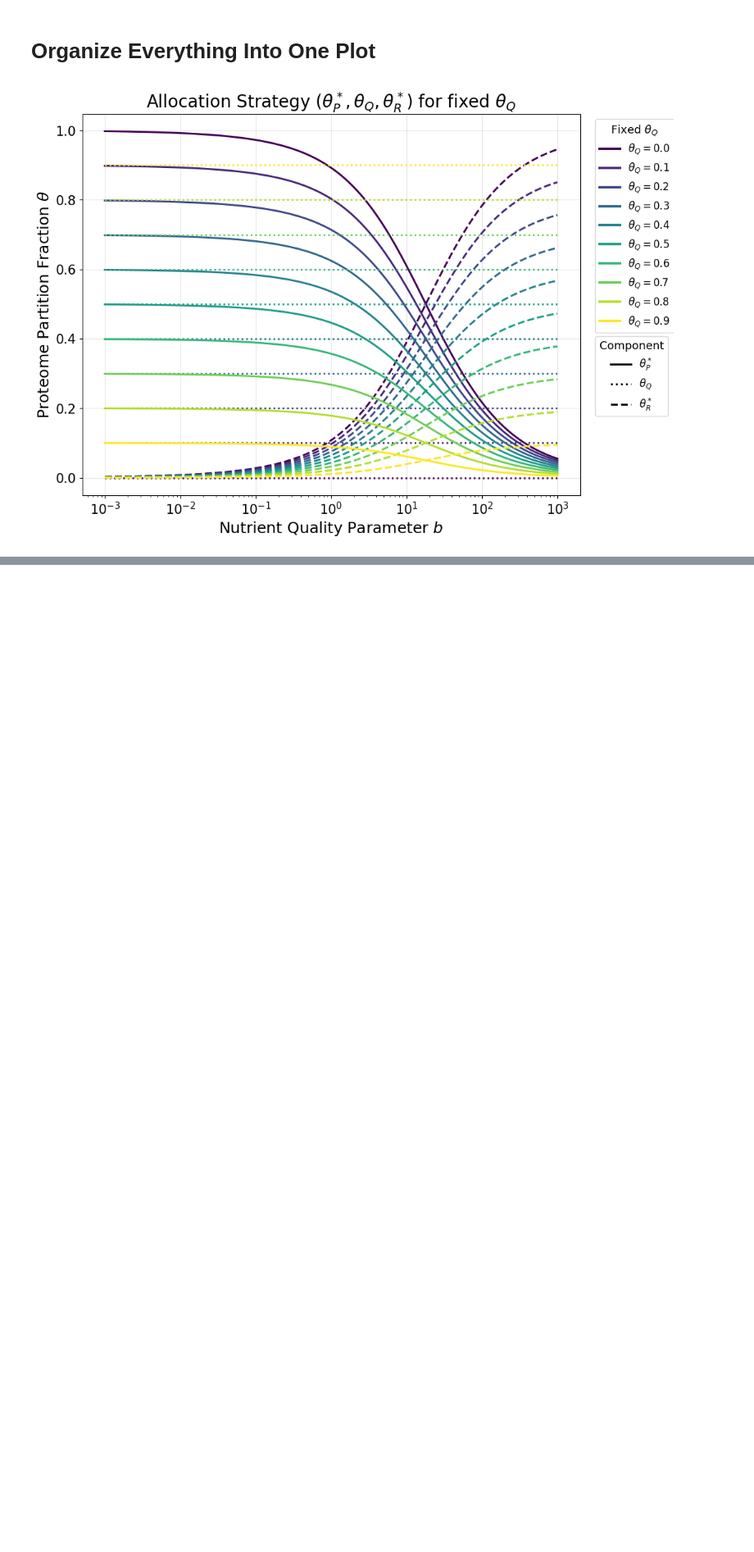
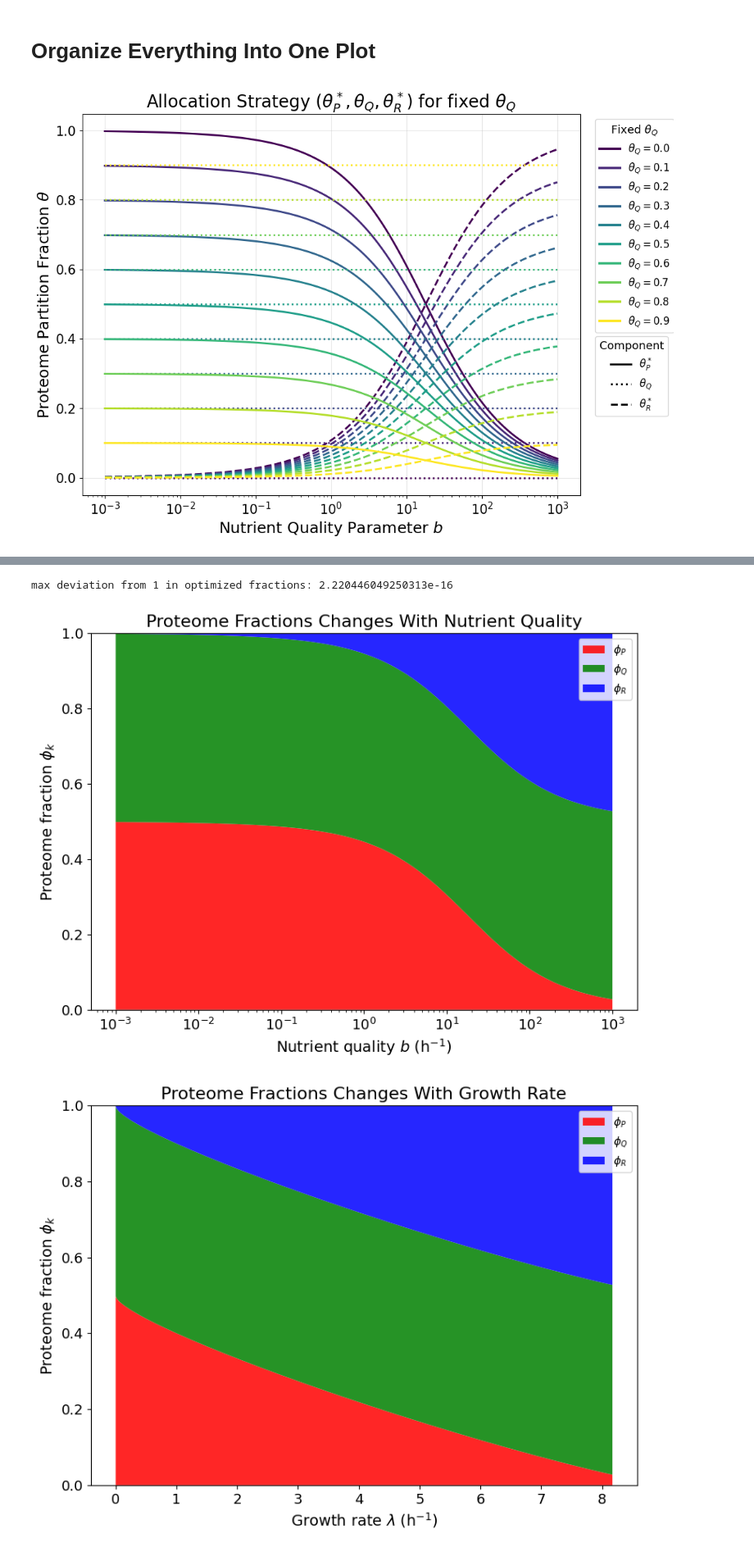
Before and after one commit to jonathan-huang/Proteome-Partition-ver.-1, a Jupyter notebook: PP3_HK.ipynb, the cells around one changed output, grey strips where cells are left out. Shown at 82% size. Drawn from its saved outputs; the diff is of its cells as text; code cells hidden in the pictures; blank space fills up the shorter version.

```diff
--- a/PP3_HK.ipynb
+++ b/PP3_HK.ipynb
@@ -555,0 +558,73 @@ plt.show()
+# %%
+# ============================================================
+# Proteome fractions for stacked plots
+# Current two-sector model: theta_Q = 0
+# ============================================================
+thetaQ_arr = np.zeros_like(thetaP_arr)   # replace with actual thetaQ_arr in 3-sector case
+thetaQ_arr.fill(theta_Q)   # fill with the fixed theta_Q value for the HK model
+
+# Safety check: they should sum to 1
+theta_sum_arr = thetaP_arr + thetaQ_arr + thetaR_arr
+print("max deviation from 1 in optimized fractions:",
+      np.max(np.abs(theta_sum_arr - 1.0)))
+
+# ============================================================
+# Plot: stacked proteome fractions versus b
+# ============================================================
+plt.figure(figsize=(8, 6))
+
+plt.stackplot(
+    b_arr,
+    thetaP_arr,
+    thetaQ_arr,
+    thetaR_arr,
+    colors=['red', 'green', 'blue'],
+    alpha=0.85,
+    labels=[r'$\phi_P$', r'$\phi_Q$', r'$\phi_R$']
+)
+
+plt.xscale('log')
+plt.xlabel(r'Nutrient quality $b$ (h$^{-1}$)', fontsize=label_size)
+plt.ylabel(r'Proteome fraction $\phi_k$', fontsize=label_size)
+plt.title(r'Proteome Fractions Changes With Nutrient Quality', fontsize=title_size)
+plt.ylim(0, 1.0)
+plt.tick_params(axis='both', which='major', labelsize=tick_size)
+plt.legend(loc='upper right', fontsize=10)
+plt.tight_layout()
+plt.show()
+
+
+# ============================================================
+# Plot: stacked proteome fractions versus lambda
+# ============================================================
+idx_lam = np.argsort(lambda_arr)
+
+lambda_sorted = lambda_arr[idx_lam]
+thetaP_sorted = thetaP_arr[idx_lam]
+thetaQ_sorted = thetaQ_arr[idx_lam]
+thetaR_sorted = thetaR_arr[idx_lam]
+
+plt.figure(figsize=(8, 6))
+
+plt.stackplot(
+    lambda_sorted,
+    thetaP_sorted,
+    thetaQ_sorted,
+    thetaR_sorted,
+    colors=['red', 'green', 'blue'],
+    alpha=0.85,
+    labels=[r'$\phi_P$', r'$\phi_Q$', r'$\phi_R$']
+)
+
+plt.xlabel(r'Growth rate $\lambda$ (h$^{-1}$)', fontsize=label_size)
+plt.ylabel(r'Proteome fraction $\phi_k$', fontsize=label_size)
+plt.title(r'Proteome Fractions Changes With Growth Rate', fontsize=title_size)
+plt.ylim(0, 1.0)
+plt.tick_params(axis='both', which='major', labelsize=tick_size)
+plt.legend(loc='upper right', fontsize=10)
+plt.tight_layout()
+plt.show()
+# %% [output]
+max deviation from 1 in optimized fractions: 2.220446049250313e-16
+[figure, added]
+[figure, added]
```
Also changed, not shown: parts of 11 cells of this notebook, 5 other files.
